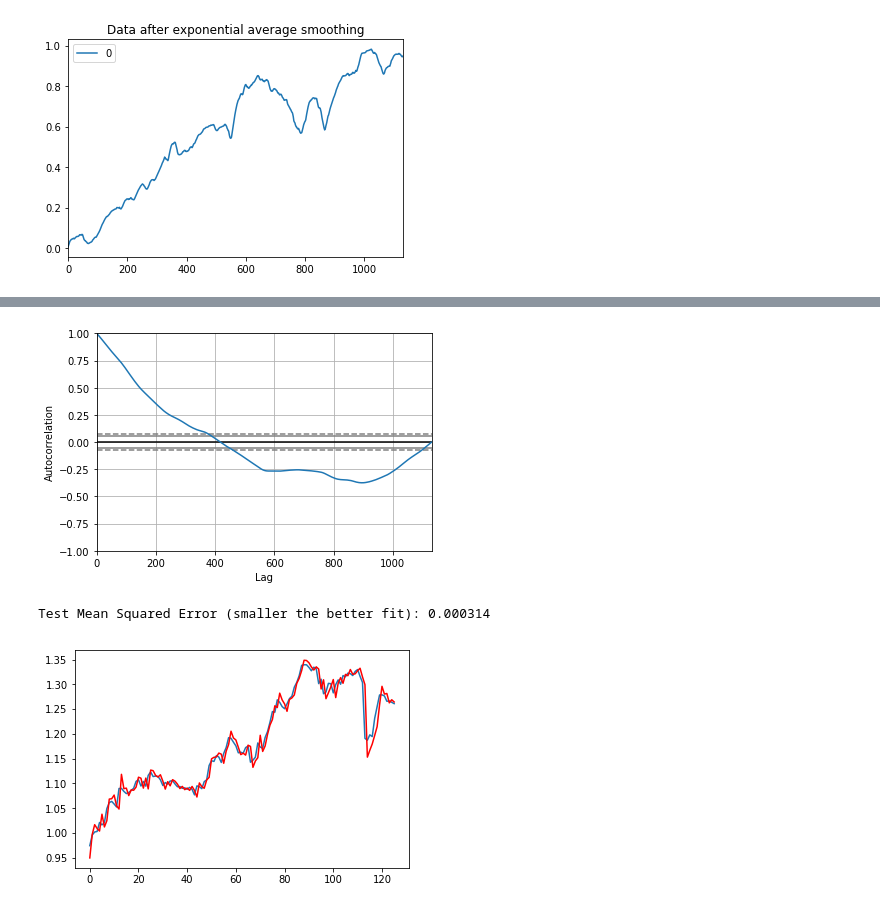
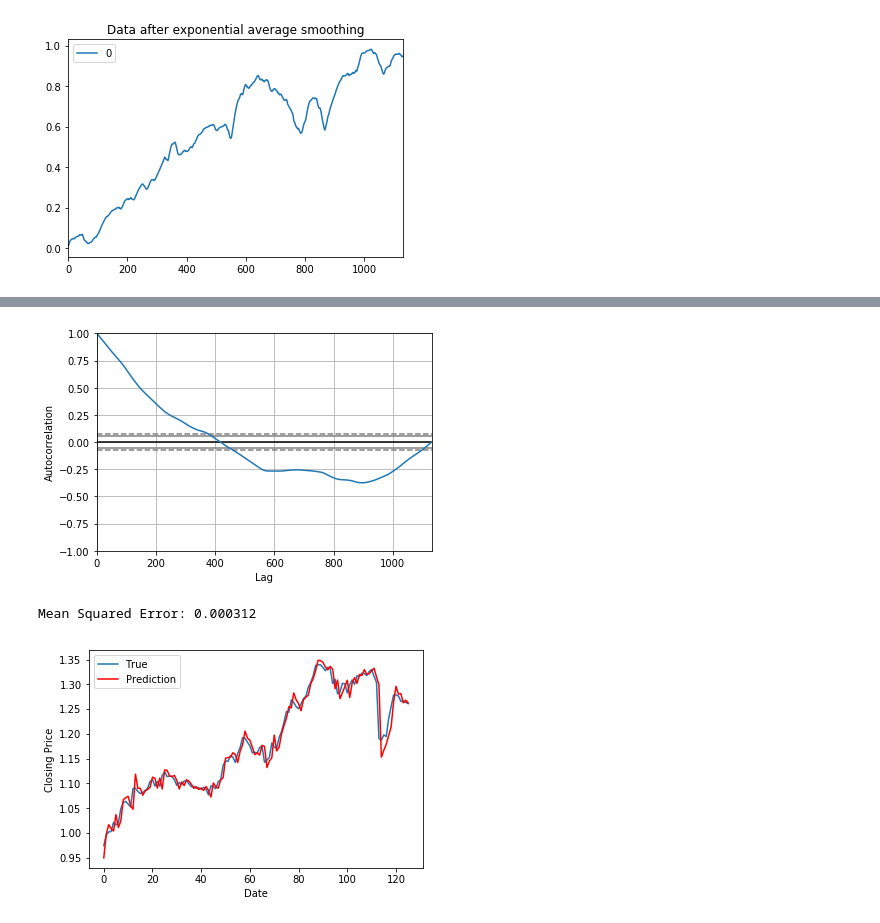
Before and after one commit to angelomenezes/Data_Science_for_Finance, a Jupyter notebook: src/exploring_s&p_500/exploring_s&p500_stocks.ipynb, the cells around one changed output, grey strips where cells are left out. Cells and saved outputs as stored; diff of their text form; code cells hidden in the pictures.

```diff
--- a/Data_Exploration_Script/exploring_s&p500_stocks.ipynb
+++ b/src/exploring_s&p_500/exploring_s&p500_stocks.ipynb
@@ -9,7 +9,7 @@ import os #used for changes of directory
 import warnings
 warnings.filterwarnings("ignore")
 # %%
-dataset_1yr = pd.read_csv("Data/all_stocks_5yr.csv")
+dataset_1yr = pd.read_csv("../../Data/all_stocks_5yr.csv")
 dataset_1yr.head()
 
 # Changing the date column to the datetime format (best format to work with time series)
@@ -208,6 +208,7 @@ from sklearn.preprocessing import MinMaxScaler # It scales the data between 0 an
 train_data = train_data.reshape(-1,1)
 test_data = test_data.reshape(-1,1)
 
+scaler = MinMaxScaler()
 scaler.fit(train_data)
 train_data = scaler.transform(train_data)
 test_data = scaler.transform(test_data)
@@ -264,27 +242,25 @@ Name: Date, dtype: object
 
 from sklearn.metrics import mean_squared_error
 
-window_size = 10
+window_size = 5
 
 def moving_window_average(data, window_len):
     mov_avg_prediction = np.mean(data[-window_len:])
     return mov_avg_prediction
 
-Actual = [x for x in train_data]
 predictions = list()
 
 for timepoint in range(window_size, train_data.size):
     ActualValue = train_data[timepoint]
-    forecast = moving_window_average(train_data[timepoint:window_size], window_size)
-    predictions.append(np.mean(train_data[:]))
-
+    forecast = moving_window_average(train_data[timepoint:window_size+timepoint], window_size)
+    predictions.append(forecast)
 
 Error = mean_squared_error(train_data[window_size:], predictions)
-print('Mean Squared Error (Training Data): %.6f' %  )
+print('Mean Squared Error (Training Data): %.6f' % Error)
 
 plt.figure(figsize = (10,5))
 plt.plot(range(MMM_stocks.shape[0]),all_mid_data,color='b',label='True')
-plt.plot(range(window_size,N),std_avg_predictions,color='orange',label='Prediction')
+plt.plot(range(window_size,train_data.size),predictions,color='orange',label='Prediction')
 plt.xlabel('Date')
 plt.ylabel('Closing Price')
 plt.legend(fontsize=10)
@@ -364,36 +357,39 @@ from sklearn.metrics import mean_squared_error
 
 pd.plotting.autocorrelation_plot(pd.DataFrame(train_data))
 plt.show()
 
 #Function that calls ARIMA model to fit and forecast the data
 def StartARIMAForecasting(Actual, P, D, Q):
     model = ARIMA(Actual, order=(P, D, Q))
     model_fit = model.fit(disp=0)
     prediction = model_fit.forecast()[0]
     return prediction
 
 Actual = [x for x in train_data]
 predictions = list()
 
 for timepoint in range(len(test_data)):
     ActualValue =  test_data[timepoint]
     #forecast value
     Prediction = StartARIMAForecasting(Actual, 5,1,0)
     #print('Actual=%f, Predicted=%f' % (ActualValue, Prediction))
     #add it in the list
     predictions.append(Prediction)
     Actual.append(ActualValue)
 
 #Print MSE to see how good the model is
 Error = mean_squared_error(test_data, predictions)
 print('Mean Squared Error: %.6f' % Error)
 
-plt.plot(test_data)
-plt.plot(predictions, color='red')
+plt.plot(test_data, label='True')
+plt.plot(predictions, color='red', label='Prediction')
+plt.xlabel('Date')
+plt.ylabel('Closing Price')
+plt.legend(fontsize=10)
 plt.show()
 # %% [output]
 [figure]
-Test Mean Squared Error (smaller the better fit): 0.000314
+Mean Squared Error: 0.000312
-[figure, old version]
+[figure, new version]
 # %%
 # ML approach
```
Also changed, not shown: parts of 4 cells of this notebook.
